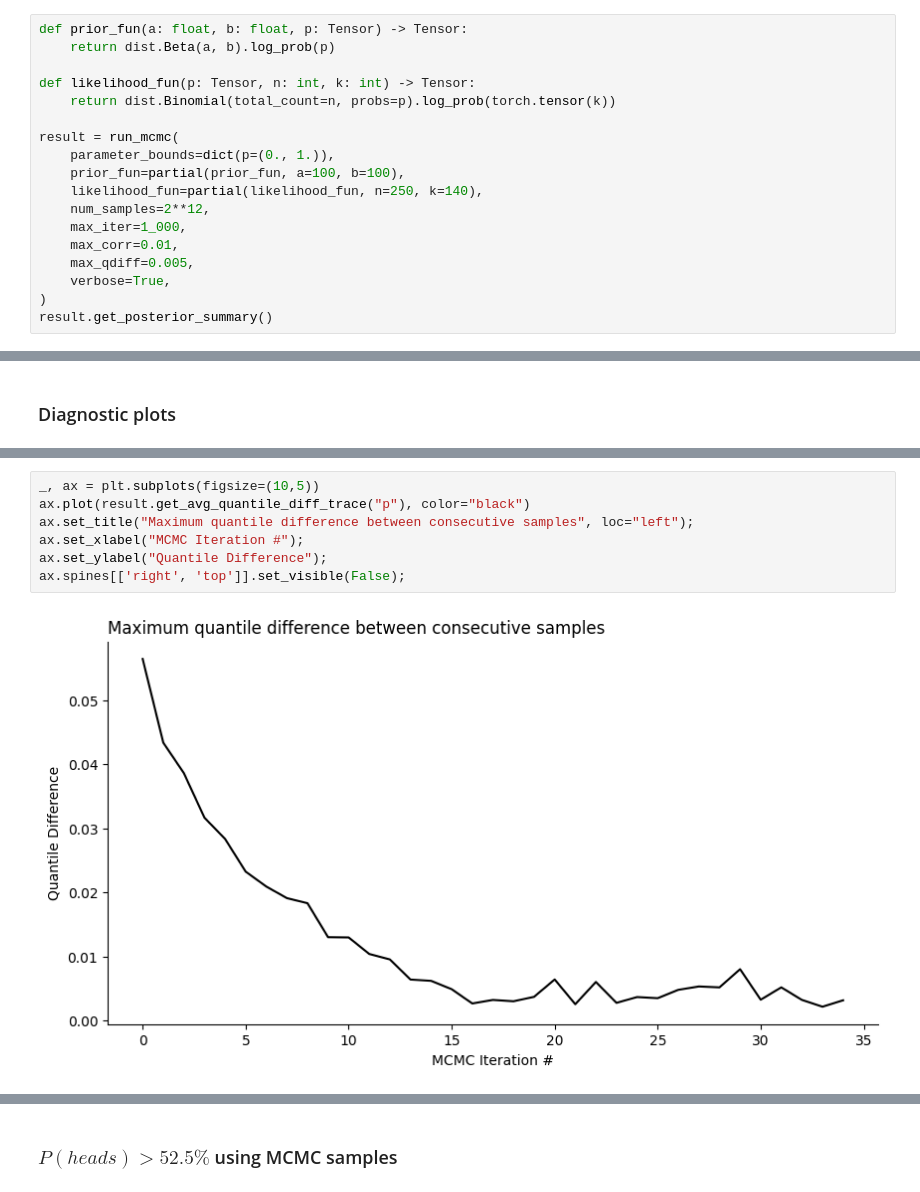
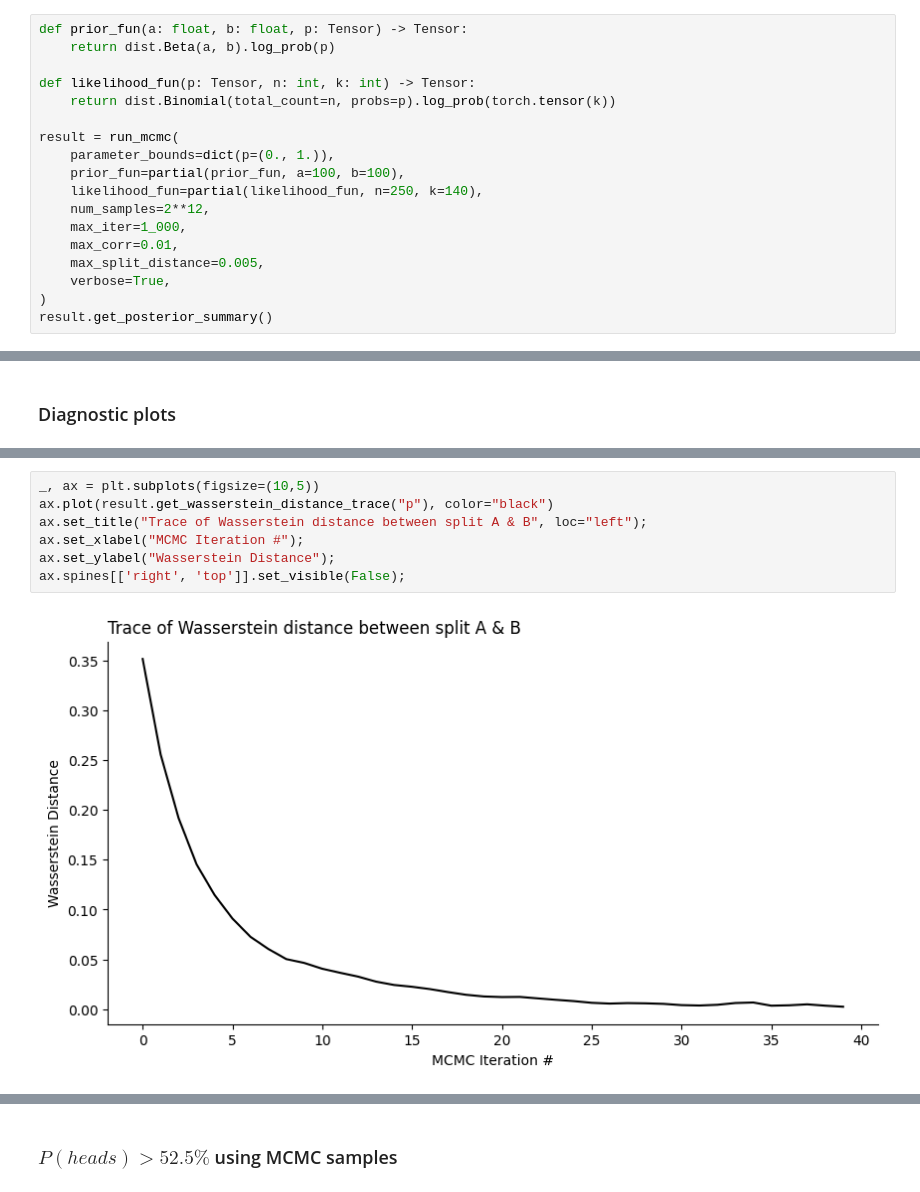
Before and after one commit to libertininick/bayesian-stats, a Jupyter notebook: notebooks/mcmc.ipynb, the cells around one changed output, grey strips where cells are left out. Cells and saved outputs as stored; diff of their text form.

Commit message:
Add split distance convergence check

```diff
--- a/notebooks/mcmc.ipynb
+++ b/notebooks/mcmc.ipynb
@@ -60,7 +60,7 @@ result = run_mcmc(
     num_samples=2**12,
     max_iter=1_000,
     max_corr=0.01,
-    max_qdiff=0.005,
+    max_split_distance=0.005,
     verbose=True,
 )
 result.get_posterior_summary()
@@ -82,9 +82,9 @@ ax.spines[['right', 'top']].set_visible(False);
 # %%
 _, ax = plt.subplots(figsize=(10,5))
-ax.plot(result.get_avg_quantile_diff_trace("p"), color="black")
-ax.set_title("Maximum quantile difference between consecutive samples", loc="left");
+ax.plot(result.get_wasserstein_distance_trace("p"), color="black")
+ax.set_title("Trace of Wasserstein distance between split A & B", loc="left");
 ax.set_xlabel("MCMC Iteration #");
-ax.set_ylabel("Quantile Difference");
+ax.set_ylabel("Wasserstein Distance");
 ax.spines[['right', 'top']].set_visible(False);
 # %% [output]
-[figure, old version]
+[figure, new version]
```
Also changed, not shown: parts of 15 cells of this notebook, 1 other file.
